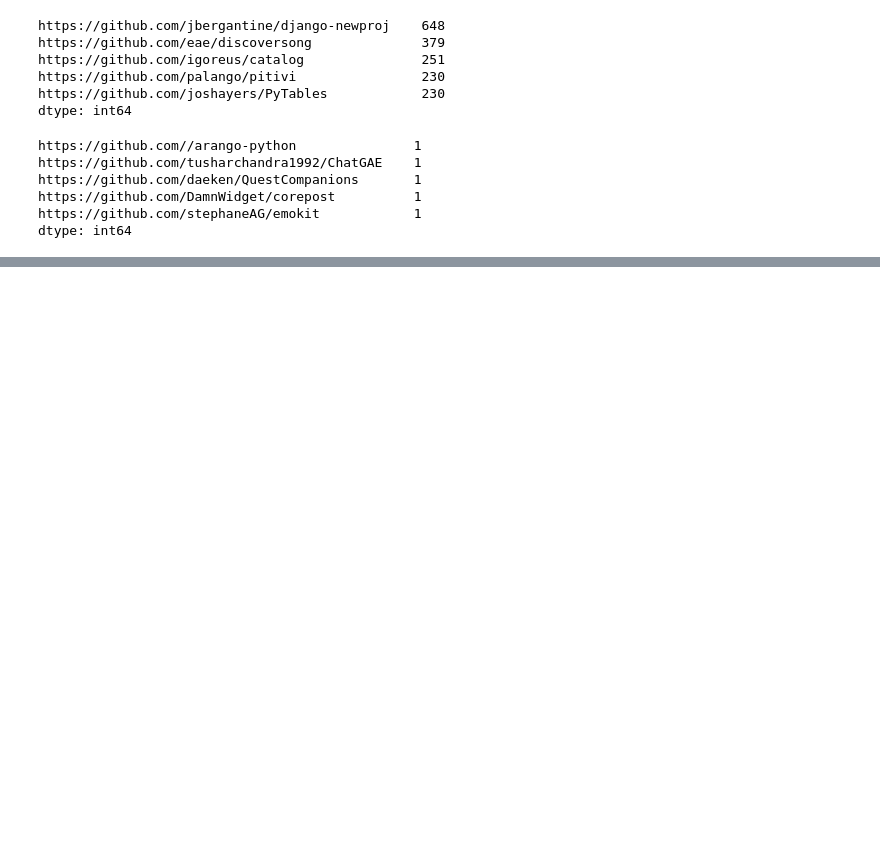
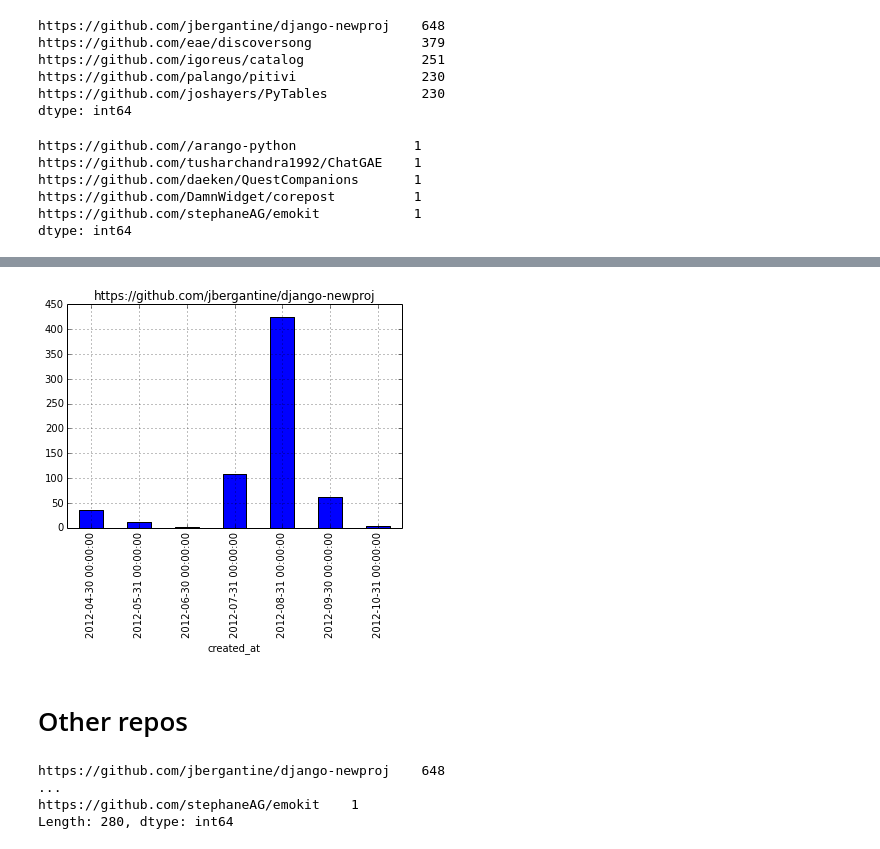
Before and after one commit to gauthamnair/repopulse, a Jupyter notebook: mockupFeasibility.ipynb, the cells around one changed output, grey strips where cells are left out. Drawn from its saved outputs; the diff is of its cells as text; code cells hidden in the pictures; blank space fills up the shorter version.

```diff
--- a/mockupFeasibility.ipynb
+++ b/mockupFeasibility.ipynb
@@ -115,3 +136,17 @@ def plotCommits(df, repository_url):
     workingDf = df[df['repository_url']==repository_url]
     workingDf = workingDf.resample('M', how='sum')
     workingDf['commits'].plot(kind='bar', title=repository_url)
+# %%
+plotCommits(x, mostPopularRepoURL)
+# %% [output]
+[figure, added]
+# %% [markdown]
+# Other repos
+# %%
+sortedByCommit = x.repository_url.value_counts()
+sortedByCommit
+# %% [output]
+https://github.com/jbergantine/django-newproj    648
+...
+https://github.com/stephaneAG/emokit    1
+Length: 280, dtype: int64
```
Also changed, not shown: parts of 52 cells of this notebook.
